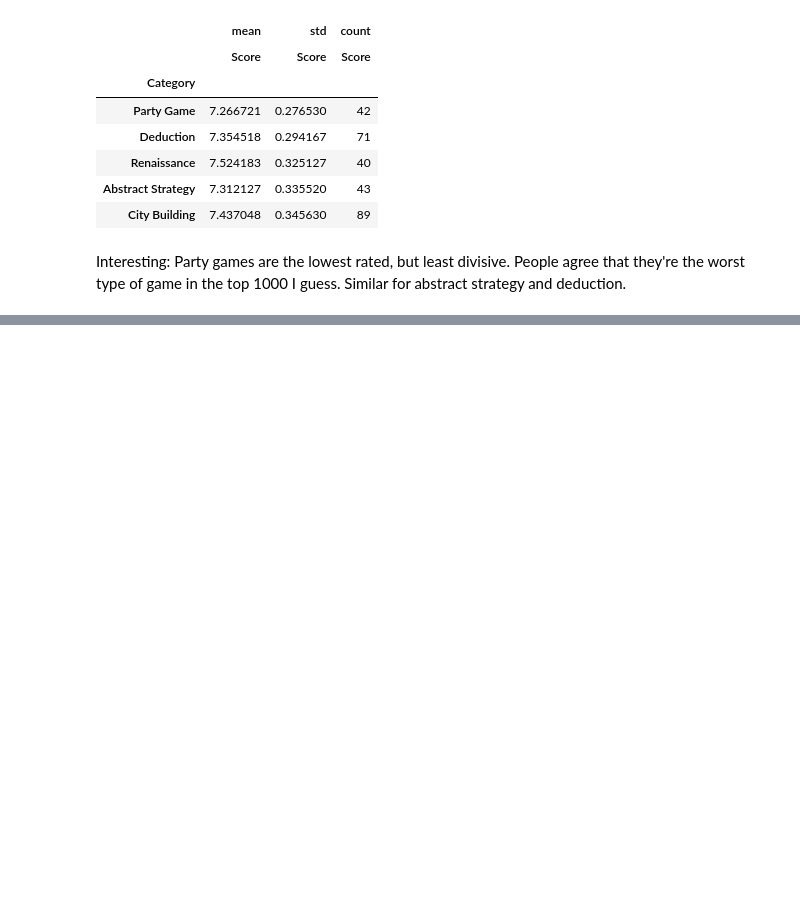
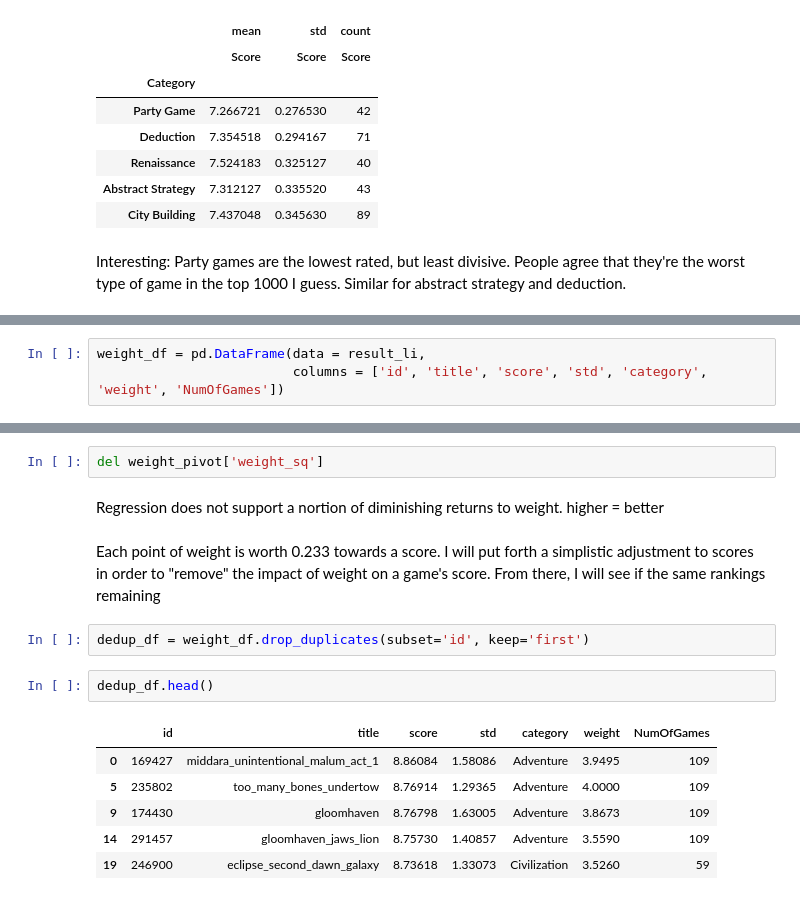
Before and after one commit to MarshallKrakauer/BGGAnalysis, a Jupyter notebook: BestCategories.ipynb, the cells around one changed output, grey strips where cells are left out. Saved outputs shown, nothing was run; the diff lists cells and outputs as text; blank space fills up the shorter version.

```diff
--- a/BestCategories.ipynb
+++ b/BestCategories.ipynb
@@ -295,0 +207,3 @@ Dice Rolling is more divisive! This makes intuitive sense to me, as it could be
+# %%
+weight_df = pd.DataFrame(data = result_li,
+                         columns = ['id', 'title', 'score', 'std', 'category', 'weight', 'NumOfGames'])
@@ -295,0 +255,17 @@ Dice Rolling is more divisive! This makes intuitive sense to me, as it could be
+# %%
+del weight_pivot['weight_sq']
+# %% [markdown]
+Regression does not support a nortion of diminishing returns to weight. higher = better
+# %% [markdown]
+Each point of weight is worth 0.233 towards a score. I will put forth a simplistic adjustment to scores in order to "remove" the impact of weight on a game's score. From there, I will see if the same rankings remaining
+# %%
+dedup_df = weight_df.drop_duplicates(subset='id', keep='first')
+# %%
+dedup_df.head()
+# %% [output]
+|  | id | title | score | std | category | weight | NumOfGames |
+| 0 | 169427 | middara_unintentional_malum_act_1 | 8.86084 | 1.58086 | Adventure | 3.9495 | 109 |
+| 5 | 235802 | too_many_bones_undertow | 8.76914 | 1.29365 | Adventure | 4.0000 | 109 |
+| 9 | 174430 | gloomhaven | 8.76798 | 1.63005 | Adventure | 3.8673 | 109 |
+| 14 | 291457 | gloomhaven_jaws_lion | 8.75730 | 1.40857 | Adventure | 3.5590 | 109 |
+| 19 | 246900 | eclipse_second_dawn_galaxy | 8.73618 | 1.33073 | Civilization | 3.5260 | 59 |
```
Also changed, not shown: parts of 33 cells of this notebook.
